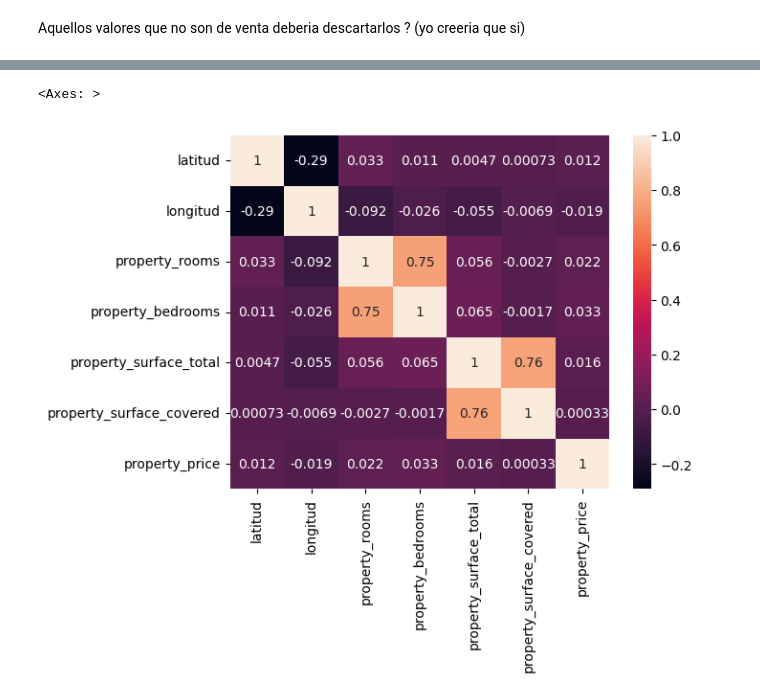
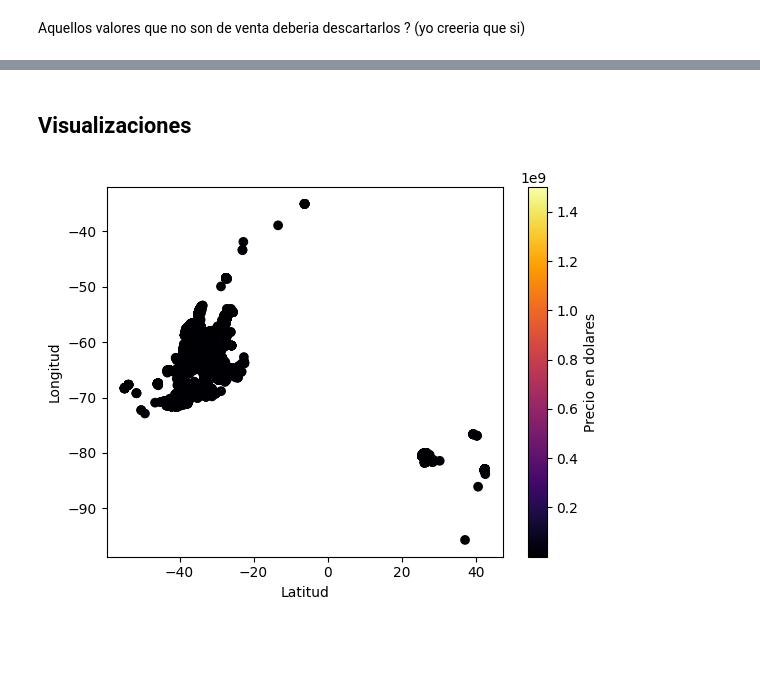
Before and after one commit to Taielmolina01/7506R-1C2024-GRUPO01, a Jupyter notebook: TP1/7506R_TP1_GRUPO01_ENTREGA.ipynb, the cells around one changed output, grey strips where cells are left out. Saved outputs shown, nothing was run; the diff lists cells and outputs as text; code cells hidden in the pictures; blank space fills up the shorter version.

```diff
--- a/TP1/7506R_TP1_GRUPO01_ENTREGA.ipynb
+++ b/TP1/7506R_TP1_GRUPO01_ENTREGA.ipynb
@@ -72,2 +76,4 @@ Name: operation, dtype: int64
 # %% [markdown]
 Aquellos valores que no son de venta deberia descartarlos ? (yo creeria que si)
+# %%
+df = df[~df["operation"].isin(["Alquiler", "Alquiler temporal"])]
@@ -73,0 +88,2 @@ Aquellos valores que no son de venta deberia descartarlos ? (yo creeria que si)
+# %%
+df = df[df["property_price"] > 0]
@@ -73,0 +129,3 @@ Aquellos valores que no son de venta deberia descartarlos ? (yo creeria que si)
+# %%
+df["property_rooms"].fillna(df["property_bedrooms"], inplace=True)
+df["property_bedrooms"].fillna(df["property_rooms"], inplace=True)
@@ -73,0 +144,3 @@ Aquellos valores que no son de venta deberia descartarlos ? (yo creeria que si)
+# %%
+df["property_surface_total"].fillna(df["property_surface_covered"], inplace=True)
+df["property_surface_covered"].fillna(df["property_surface_total"], inplace=True)
@@ -74,5 +170,14 @@ Aquellos valores que no son de venta deberia descartarlos ? (yo creeria que si)
 # %%
-seaborn.heatmap(df.corr(), annot = True)
+#seaborn.heatmap(df.corr(), annot = True)
-# %% [output]
-<Axes: >
-[figure, removed]
+# %% [markdown]
+## Visualizaciones
+# %%
+plt.scatter(df["latitud"], df["longitud"], c = df["property_price"], cmap="inferno")
+plt.xlabel("Latitud")
+plt.ylabel("Longitud")
+plt.colorbar(label="Precio en dolares")
+
+#cbar.ax.yaxis.set_major_formatter(ticker.FuncFormatter(lambda x, pos: f"{np.exp(x):.0f}"))
+plt.show()
+# %% [output]
+[figure, added]
```
Also changed, not shown: parts of 15 cells of this notebook, 1 other file.
